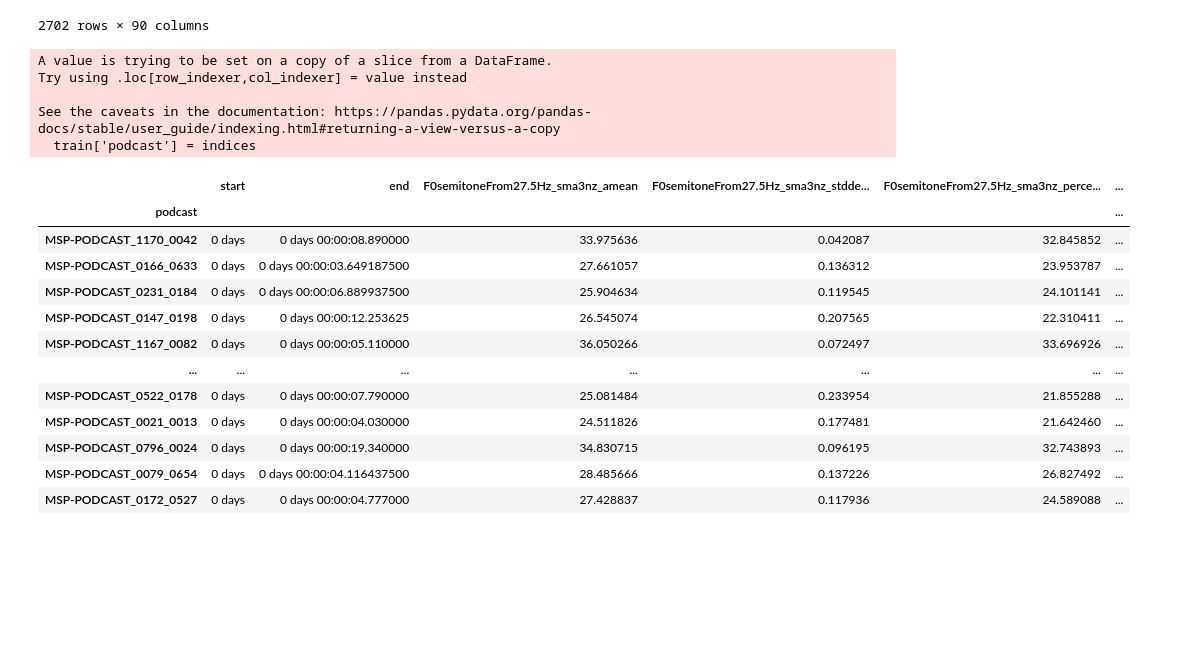
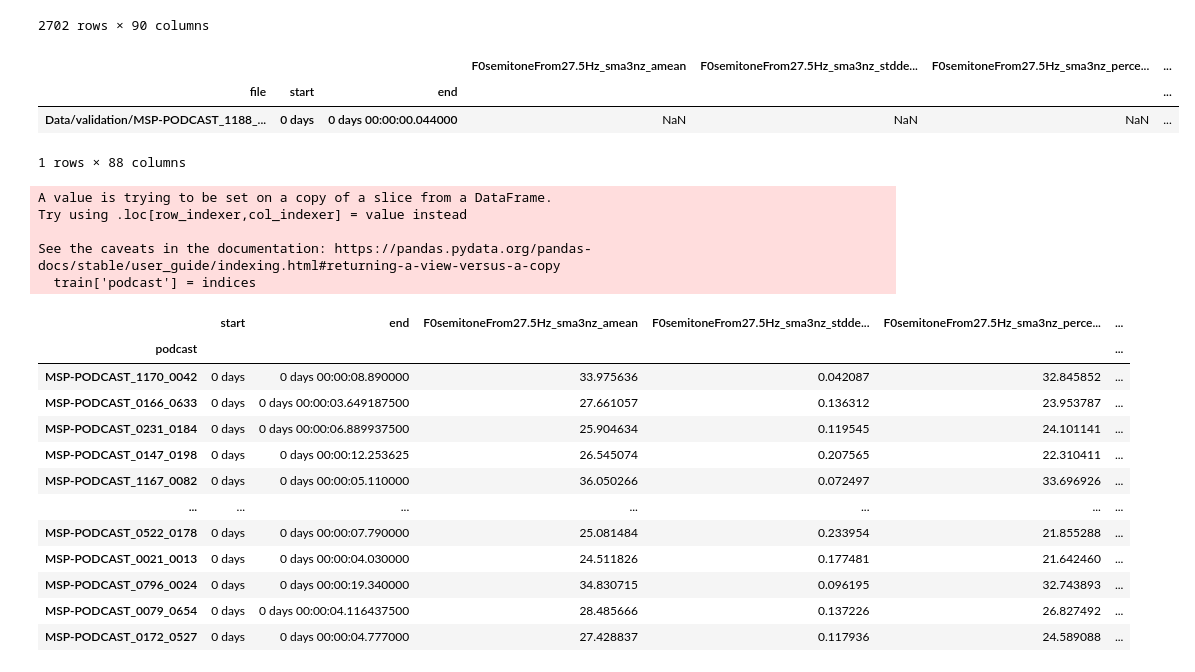
Before and after one commit to eddie8615/ABI_research, a Jupyter notebook: Data Preprocessing.ipynb, the cells around one changed output. Drawn from its saved outputs; the diff is of its cells as text; code cells hidden in the pictures; blank space fills up the shorter version.

```diff
--- a/Data Preprocessing.ipynb
+++ b/Data Preprocessing.ipynb
@@ -99,6 +75,17 @@ train
 | Data/train/MSP-PODCAST_0079_0654.wav | 0 days | 0 days 00:00:04.116437500 | 28.485666 | 0.137226 | 26.827492 | ... |
 | Data/train/MSP-PODCAST_0172_0527.wav | 0 days | 0 days 00:00:04.777000 | 27.428837 | 0.117936 | 24.589088 | ... |
 2702 rows × 90 columns
+# %%
+file_paths = []
+for file in os.listdir(validation_path):
+    file_paths.append(os.path.join(validation_path, file))
+validation = smile.process_files(file_paths)
+validation[validation.isna().any(axis=1)]
+# %% [output]
+|  |  |  | F0semitoneFrom27.5Hz_sma3nz_amean | F0semitoneFrom27.5Hz_sma3nz_stdde... | F0semitoneFrom27.5Hz_sma3nz_perce... | ... |
+| file | start | end |  |  |  | ... |
+| Data/validation/MSP-PODCAST_1188_... | 0 days | 0 days 00:00:00.044000 | NaN | NaN | NaN | ... |
+1 rows × 88 columns
 # %%
 indices = []
 for index in train.index:
```
Also changed, not shown: parts of 2 cells of this notebook, 4 other files.
